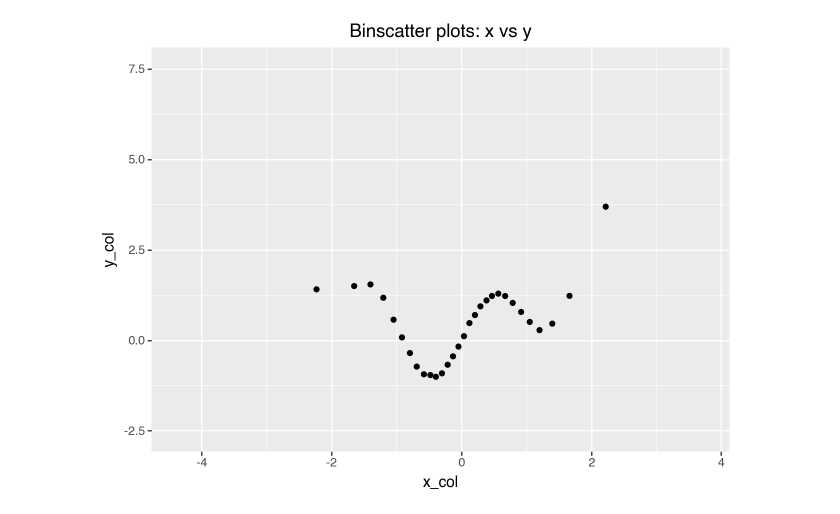
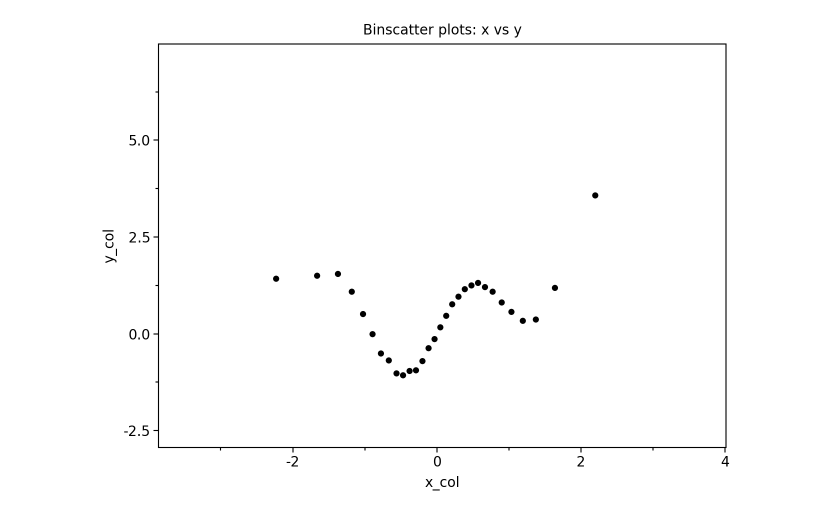
Before and after one commit to matthiaskaeding/binscatter, a Jupyter notebook: notebooks/binscatter.ipynb, the cells around one changed output. Drawn from its saved outputs; the diff is of its cells as text; code cells hidden in the pictures.

```diff
--- a/notebooks/binscatter.ipynb
+++ b/notebooks/binscatter.ipynb
@@ -34,5 +30,5 @@ binscatter_plot.show()
 # %%
-# This is a simple ggplot object so we add layers afters
-binscatter_plot + labs(title="Binscatter plots: x vs y")
+# This is a simple ggplot object so we can add layers afters
+binscatter_plot + p9.labs(title="Binscatter plots: x vs y") + p9.theme_matplotlib()
 # %% [output]
-[figure, old version]
+[figure, new version]
```
Also changed, not shown: parts of 3 cells of this notebook, 1 other file.
